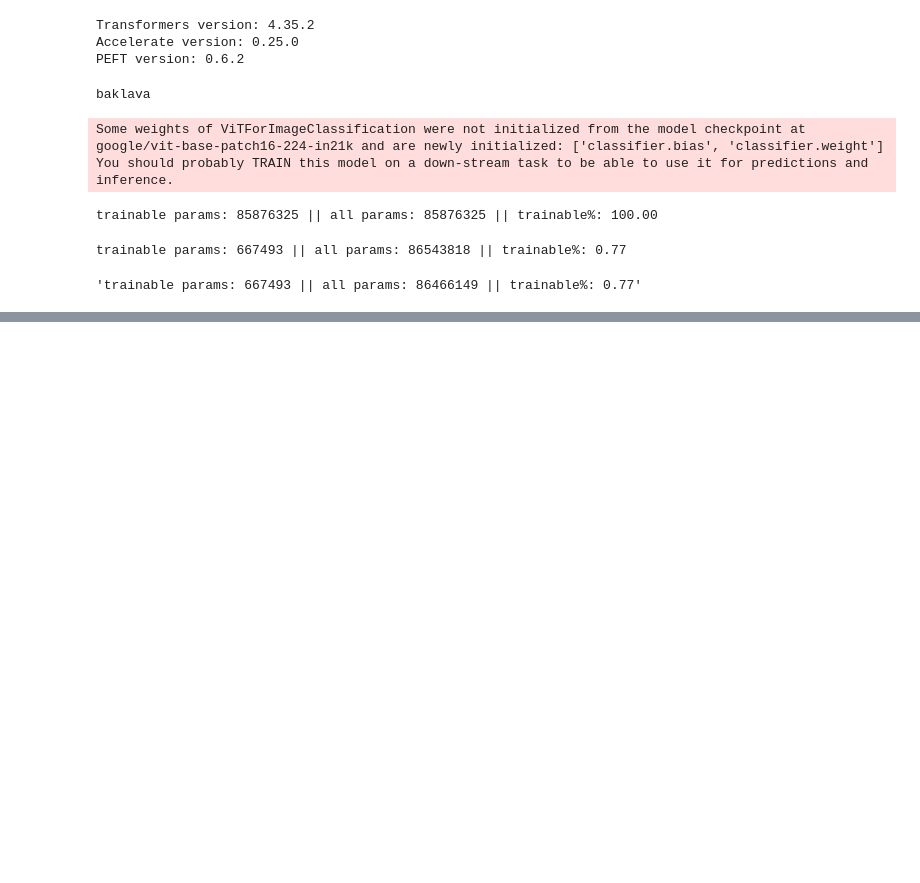
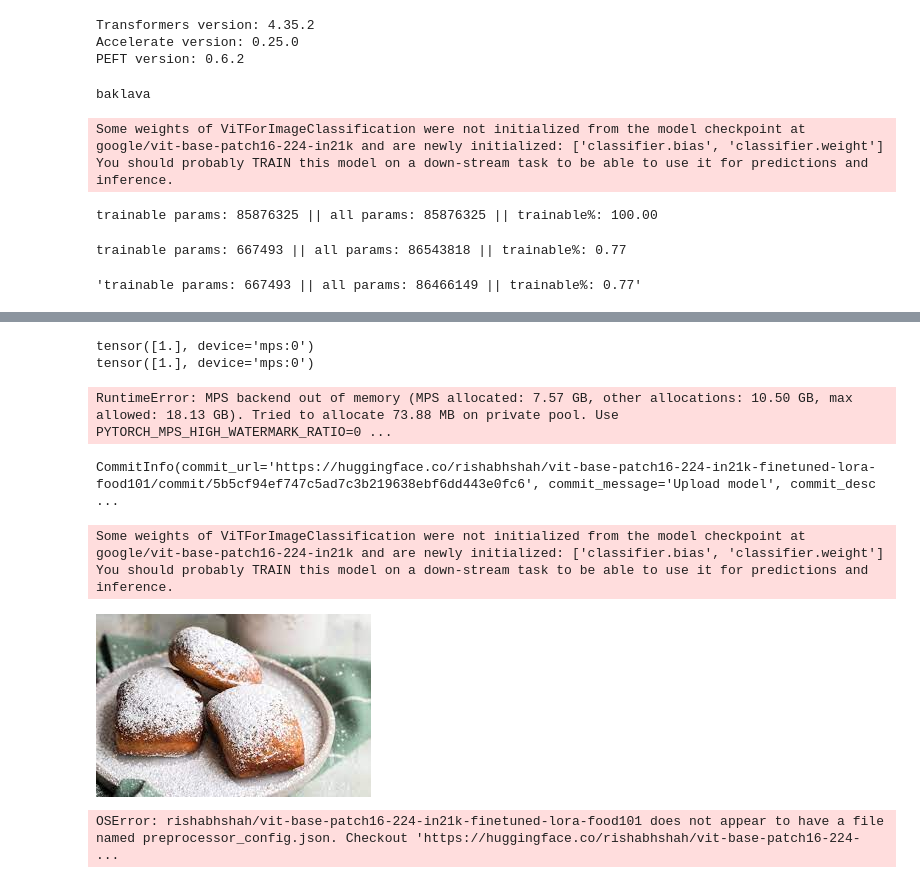
Before and after one commit to shahrishabh7/peft-lora-image-classification, a Jupyter notebook: classification.ipynb, the cells around one changed output, grey strips where cells are left out. Drawn from its saved outputs; the diff is of its cells as text; code cells hidden in the pictures; blank space fills up the shorter version.

```diff
--- a/classification.ipynb
+++ b/classification.ipynb
@@ -175,0 +183,55 @@ TypeError: stack() got an unexpected keyword argument 'mps_device'
+# %%
+trainer.evaluate(val_ds)
+{
+    "eval_loss": 0.14475855231285095,
+    "eval_accuracy": 0.96,
+    "eval_runtime": 3.5725,
+    "eval_samples_per_second": 139.958,
+    "eval_steps_per_second": 1.12,
+    "epoch": 5.0,
+}
+# %% [output]
+tensor([1.], device='mps:0')
+tensor([1.], device='mps:0')
+RuntimeError: MPS backend out of memory (MPS allocated: 7.57 GB, other allocations: 10.50 GB, max allowed: 18.13 GB). Tried to allocate 73.88 MB on private pool. Use PYTORCH_MPS_HIGH_WATERMARK_RATIO=0 ...
+# %%
+repo_name = f"rishabhshah/{model_name}-finetuned-lora-food101"
+lora_model.push_to_hub(repo_name)
+# %% [output]
+CommitInfo(commit_url='https://huggingface.co/rishabhshah/vit-base-patch16-224-in21k-finetuned-lora-food101/commit/5b5cf94ef747c5ad7c3b219638ebf6dd443e0fc6', commit_message='Upload model', commit_desc ...
+# %%
+from peft import PeftConfig, PeftModel
+
+
+config = PeftConfig.from_pretrained(repo_name)
+model = AutoModelForImageClassification.from_pretrained(
+    config.base_model_name_or_path,
+    label2id=label2id,
+    id2label=id2label,
+    ignore_mismatched_sizes=True,  # provide this in case you're planning to fine-tune an already fine-tuned checkpoint
+)
+# Load the LoRA model
+inference_model = PeftModel.from_pretrained(model, repo_name)
+# %% [output]
+Some weights of ViTForImageClassification were not initialized from the model checkpoint at google/vit-base-patch16-224-in21k and are newly initialized: ['classifier.bias', 'classifier.weight']
+You should probably TRAIN this model on a down-stream task to be able to use it for predictions and inference.
+# %%
+from PIL import Image
+import requests
+
+url = "https://huggingface.co/datasets/sayakpaul/sample-datasets/resolve/main/beignets.jpeg"
+image = Image.open(requests.get(url, stream=True).raw)
+image
+# %% [output]
+[figure, added]
+# %%
+image_processor = AutoImageProcessor.from_pretrained(repo_name)
+encoding = image_processor(image.convert("RGB"), return_tensors="pt")
+with torch.no_grad():
+    outputs = inference_model(**encoding)
+    logits = outputs.logits
+
+predicted_class_idx = logits.argmax(-1).item()
+print("Predicted class:", inference_model.config.id2label[predicted_class_idx])
+# %% [output]
+OSError: rishabhshah/vit-base-patch16-224-in21k-finetuned-lora-food101 does not appear to have a file named preprocessor_config.json. Checkout 'https://huggingface.co/rishabhshah/vit-base-patch16-224- ...
```
Also changed, not shown: parts of 2 cells of this notebook.
